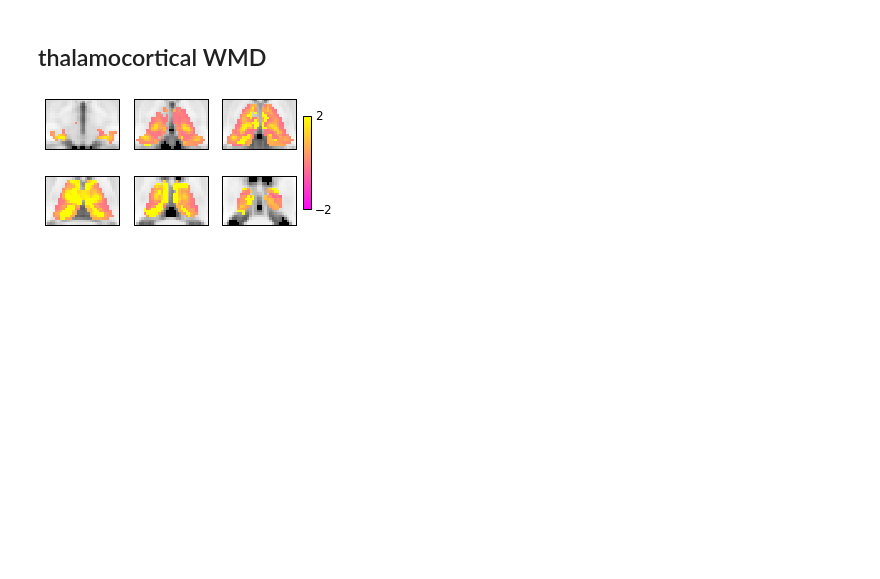
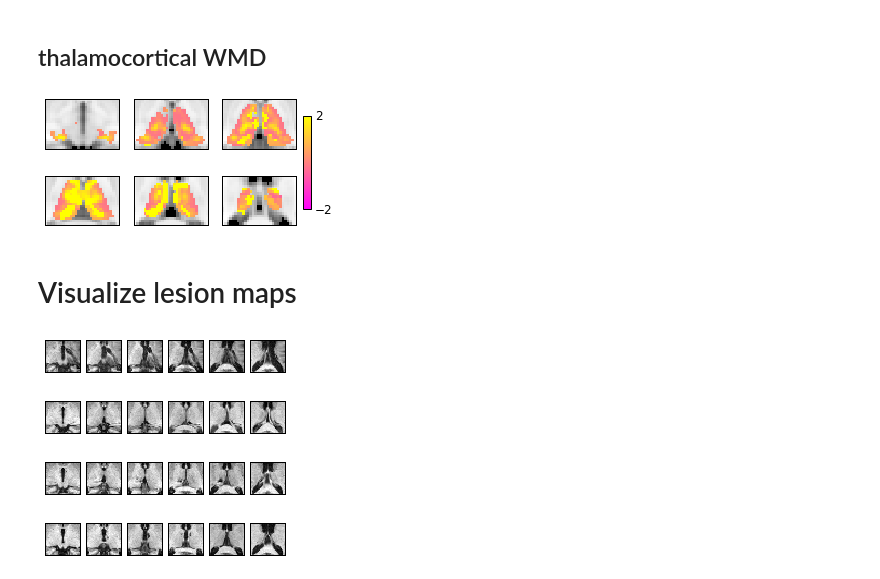
Before and after one commit to kaihwang/FuncParcel, a Jupyter notebook: Visualize_thalamus_maps.ipynb, the cells around one changed output. Saved outputs shown, nothing was run; the diff lists cells and outputs as text; code cells hidden in the pictures; blank space fills up the shorter version.

```diff
--- a/Visualize_WTA_maps.ipynb
+++ b/Visualize_thalamus_maps.ipynb
@@ -235,3 +213,43 @@ WMDs[mask_value]=np.nan
 visualize_nodal_property(WMDs, -2, 2, 'Data/Tha_WMD.png')
 # %% [output]
 [figure]
+# %% [markdown]
+# Visualize lesion maps
+# %%
+def visualize_lesions(fn, savepath):
+    # show volum image
+    MNI_img = nib.load(fn)
+    MNI_data = MNI_img.get_data()
+
+    # create mask for parcel
+    #Mask = np.zeros(MNI_data.shape)
+
+    # flip dimension to show anteiror of the brain at top
+    MNI_data = MNI_data.swapaxes(0,1)
+
+    Z_slices = range(np.min(Thalamus_voxel_coordinate[:,2])+2, np.max(Thalamus_voxel_coordinate[:,2])-1,2)
+    fig = plt.figure()
+    for i, Z_slice in enumerate(Z_slices):
+        #if i <4:
+        a = plt.subplot(1, len(Z_slices), i+1 )
+        #else:
+        #    a = plt.subplot(2, len(Z_slices)/2, i+1-4 )
+        a.set_yticks([])
+        a.set_xticks([])
+        plt.imshow(MNI_data[40:70, 30:63, Z_slice], cmap='gray', interpolation='nearest')
+        plt.ylim(plt.ylim()[::-1])
+
+    fig.tight_layout()
+    fig.set_size_inches(3.5, 1)
+
+    plt.savefig(savepath, bbox_inches='tight')
+# %%
+visualize_lesions('/home/despoB/kaihwang/Rest/Lesion_Masks/163_MNI_final_2x2x2.nii.gz', 'Data/S1.png')
+visualize_lesions('/home/despoB/kaihwang/Rest/Lesion_Masks/128_MNI_final_2x2x2.nii.gz', 'Data/S2.png')
+visualize_lesions('/home/despoB/kaihwang/Rest/Lesion_Masks/168_MNI_final_2x2x2.nii.gz', 'Data/S3.png')
+visualize_lesions('/home/despoB/kaihwang/Rest/Lesion_Masks/176_MNI_final_2x2x2.nii.gz', 'Data/S4.png')
+# %% [output]
+[figure, added]
+[figure, added]
+[figure, added]
+[figure, added]
```
Also changed, not shown: parts of 4 cells of this notebook, 3 other files.
